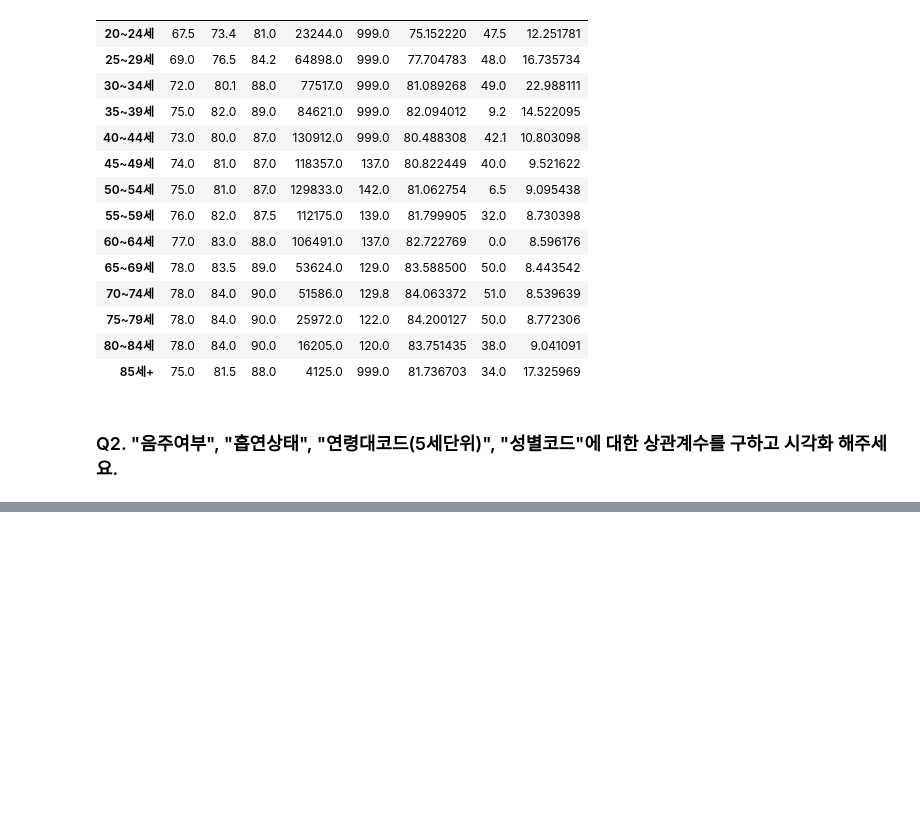
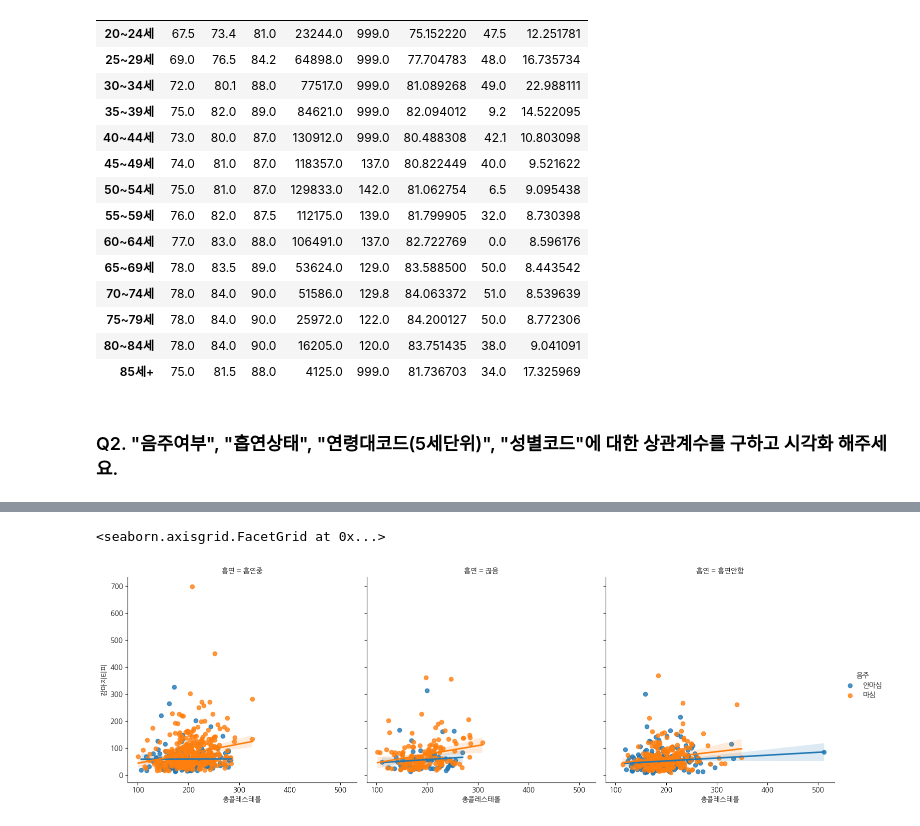
Before and after one commit to seongbeom-kr/boost_data_science, a Jupyter notebook: week3.ipynb, the cells around one changed output, grey strips where cells are left out. Saved outputs shown, nothing was run; the diff lists cells and outputs as text; code cells hidden in the pictures; blank space fills up the shorter version.

```diff
--- a/week3.ipynb
+++ b/week3.ipynb
@@ -85,0 +164,5 @@ df1.pivot_table(index='연령대',values='허리둘레',
+# %%
+# Q3에서 쓴 딕셔너리를 사용하기 때문에 df2를 가지고와 사용
+df3 = df2[df['체중(5Kg 단위)']>=120]
+
+df3.head()
@@ -85,0 +177,5 @@ df1.pivot_table(index='연령대',values='허리둘레',
+# %%
+sns.lmplot(data=df3, x='총콜레스테롤',y='감마지티피',col='흡연',hue='음주')
+# %% [output]
+<seaborn.axisgrid.FacetGrid at 0x...>
+[figure, added]
```
Also changed, not shown: parts of 17 cells of this notebook.
